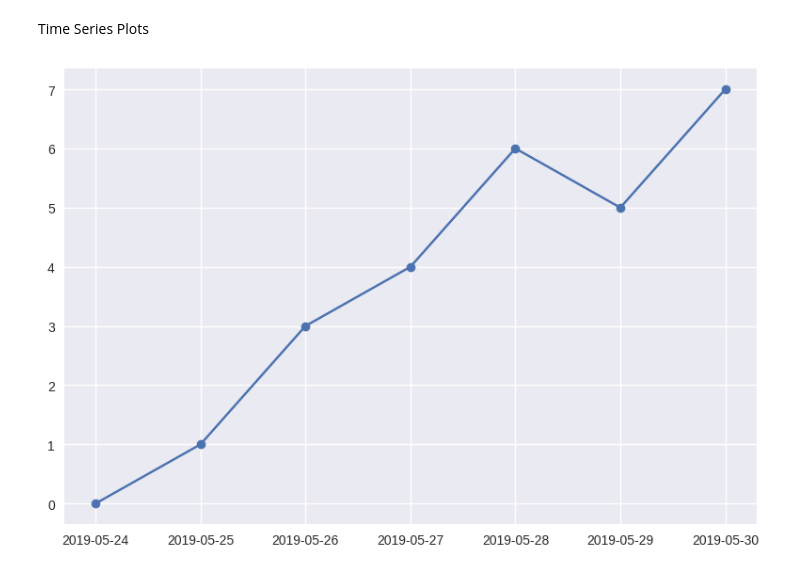
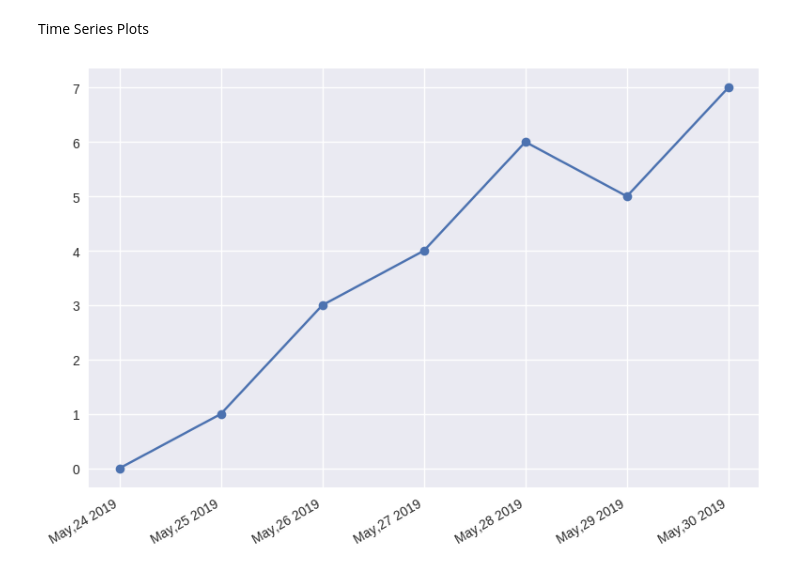
Before and after one commit to thestartupdeveloper10/Matplotlib, a Jupyter notebook: init.ipynb, the cells around one changed output. Cells and saved outputs as stored; diff of their text form; code cells hidden in the pictures.

Commit message:
plot_date

```diff
--- a/init.ipynb
+++ b/init.ipynb
@@ -502,22 +534,28 @@ Time Series Plots
 # %%
 from datetime import datetime, timedelta
 from matplotlib import dates as mpl_dates
 plt.style.use('seaborn')
 
 dates = [
     datetime(2019, 5, 24),
     datetime(2019, 5, 25),
     datetime(2019, 5, 26),
     datetime(2019, 5, 27),
     datetime(2019, 5, 28),
     datetime(2019, 5, 29),
     datetime(2019, 5, 30)
 ]
 
 y = [0, 1, 3, 4, 6, 5, 7]
+# linestyle='solid'= gives it a line
 plt.plot_date(dates, y, linestyle='solid')
-
+# format date in a more nice way
+plt.gcf().autofmt_xdate()
+# change date format
+date_format = mpl_dates.DateFormatter('%b,%d %Y')
+# setting it
+plt.gca().xaxis.set_major_formatter(date_format)
 plt.tight_layout()
 plt.show()
 # %% [output]
-[figure, old version]
+[figure, new version]
```
Also changed, not shown: parts of 6 cells of this notebook, 1 other file.
